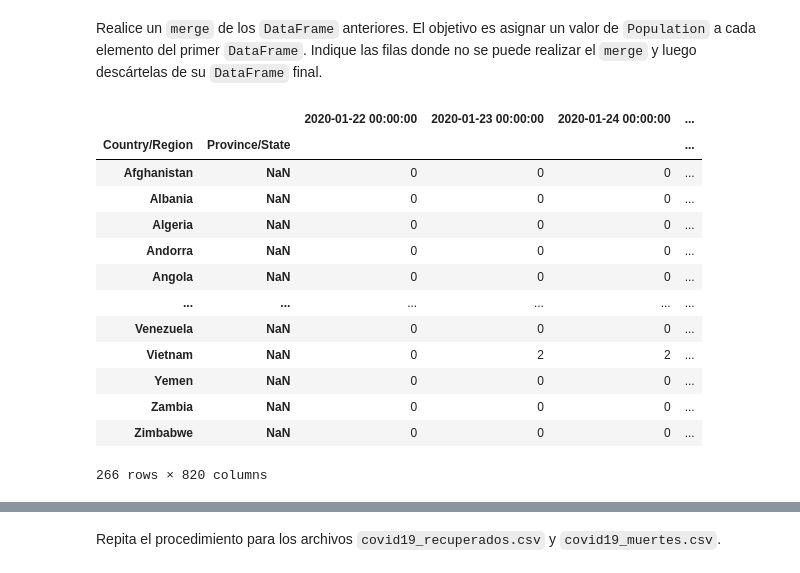
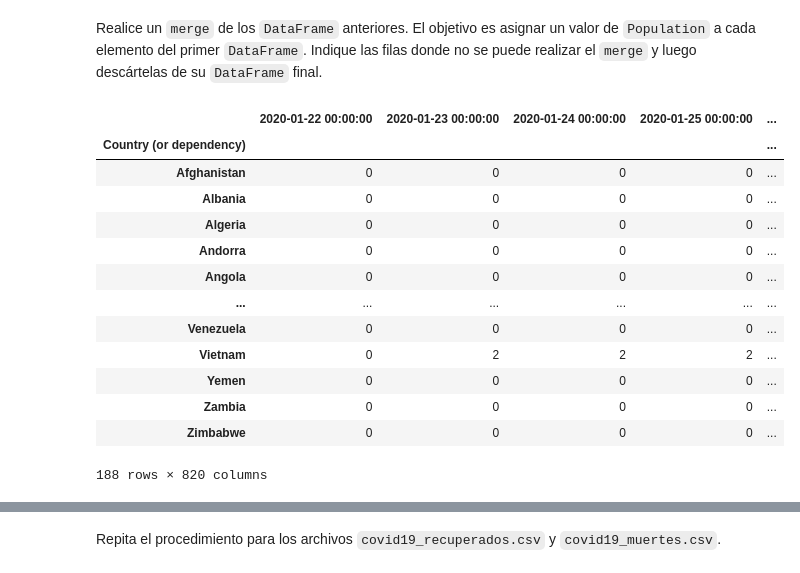
Before and after one commit to phuijse-classroom/info147-tarea-unidad1-los_pitones, a Jupyter notebook: enunciado.ipynb, the cells around one changed output, grey strips where cells are left out. Saved outputs shown, nothing was run; the diff lists cells and outputs as text; code cells hidden in the pictures.

```diff
--- a/enunciado.ipynb
+++ b/enunciado.ipynb
@@ -42,6 +72,10 @@ Nota: Algunos siglas o nombres podrían no calzar con el `DataFrame` anterior, e
 # %%
 df_poblacion = pd.read_csv('data/poblacion_mundial2020.csv')
 df_poblacion.set_index("Country (or dependency)", inplace=True)
+df_poblacion.rename(index={'Czech Republic (Czechia)':'Czechia',
+                           'Saint Kitts & Nevis': 'Saint Kitts and Nevis',
+                           'St. Vincent & Grenadines': 'Saint Vincent and the Grenadines',
+                           'Sao Tome & Principe': 'Sao Tome and Principe'},inplace=True)
 df_poblacion
 # %% [output]
 |  | Population (2020) | Yearly Change | Net Change | Density (P/Km²) | Land Area (Km²) | ... |
@@ -61,19 +116,20 @@ df_poblacion
 # %% [markdown]
 Realice un `merge` de los `DataFrame` anteriores. El objetivo es asignar un valor de `Population` a cada elemento del primer `DataFrame`. Indique las filas donde no se puede realizar el `merge` y luego descártelas de su `DataFrame` final.
-# %%
-df_confirmados.merge(df_poblacion, left_on='Country/Region', right_index=True)
-# %% [output]
-|  |  | 2020-01-22 00:00:00 | 2020-01-23 00:00:00 | 2020-01-24 00:00:00 | ... |
-| Country/Region | Province/State |  |  |  | ... |
-| Afghanistan | NaN | 0 | 0 | 0 | ... |
-| Albania | NaN | 0 | 0 | 0 | ... |
-| Algeria | NaN | 0 | 0 | 0 | ... |
-| Andorra | NaN | 0 | 0 | 0 | ... |
-| Angola | NaN | 0 | 0 | 0 | ... |
-| ... | ... | ... | ... | ... | ... |
-| Venezuela | NaN | 0 | 0 | 0 | ... |
-| Vietnam | NaN | 0 | 2 | 2 | ... |
-| Yemen | NaN | 0 | 0 | 0 | ... |
-| Zambia | NaN | 0 | 0 | 0 | ... |
-| Zimbabwe | NaN | 0 | 0 | 0 | ... |
-266 rows × 820 columns
+# %%
+df1 = df_confirmados.merge(df_poblacion, how='inner', left_index=True, right_on='Country (or dependency)')
+df1
+# %% [output]
+|  | 2020-01-22 00:00:00 | 2020-01-23 00:00:00 | 2020-01-24 00:00:00 | 2020-01-25 00:00:00 | ... |
+| Country (or dependency) |  |  |  |  | ... |
+| Afghanistan | 0 | 0 | 0 | 0 | ... |
+| Albania | 0 | 0 | 0 | 0 | ... |
+| Algeria | 0 | 0 | 0 | 0 | ... |
+| Andorra | 0 | 0 | 0 | 0 | ... |
+| Angola | 0 | 0 | 0 | 0 | ... |
+| ... | ... | ... | ... | ... | ... |
+| Venezuela | 0 | 0 | 0 | 0 | ... |
+| Vietnam | 0 | 2 | 2 | 2 | ... |
+| Yemen | 0 | 0 | 0 | 0 | ... |
+| Zambia | 0 | 0 | 0 | 0 | ... |
+| Zimbabwe | 0 | 0 | 0 | 0 | ... |
+188 rows × 820 columns
```
Also changed, not shown: parts of 6 cells of this notebook.
